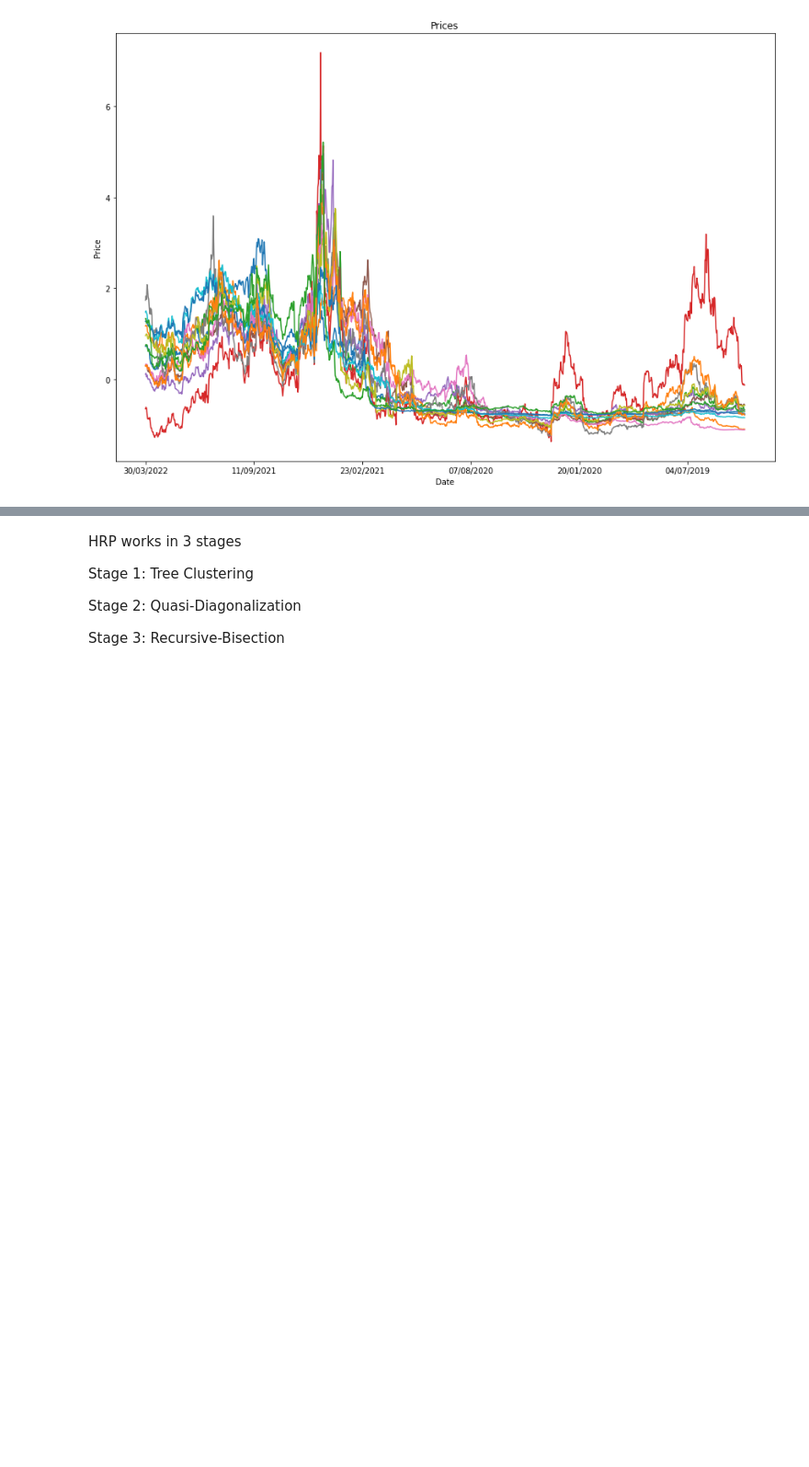
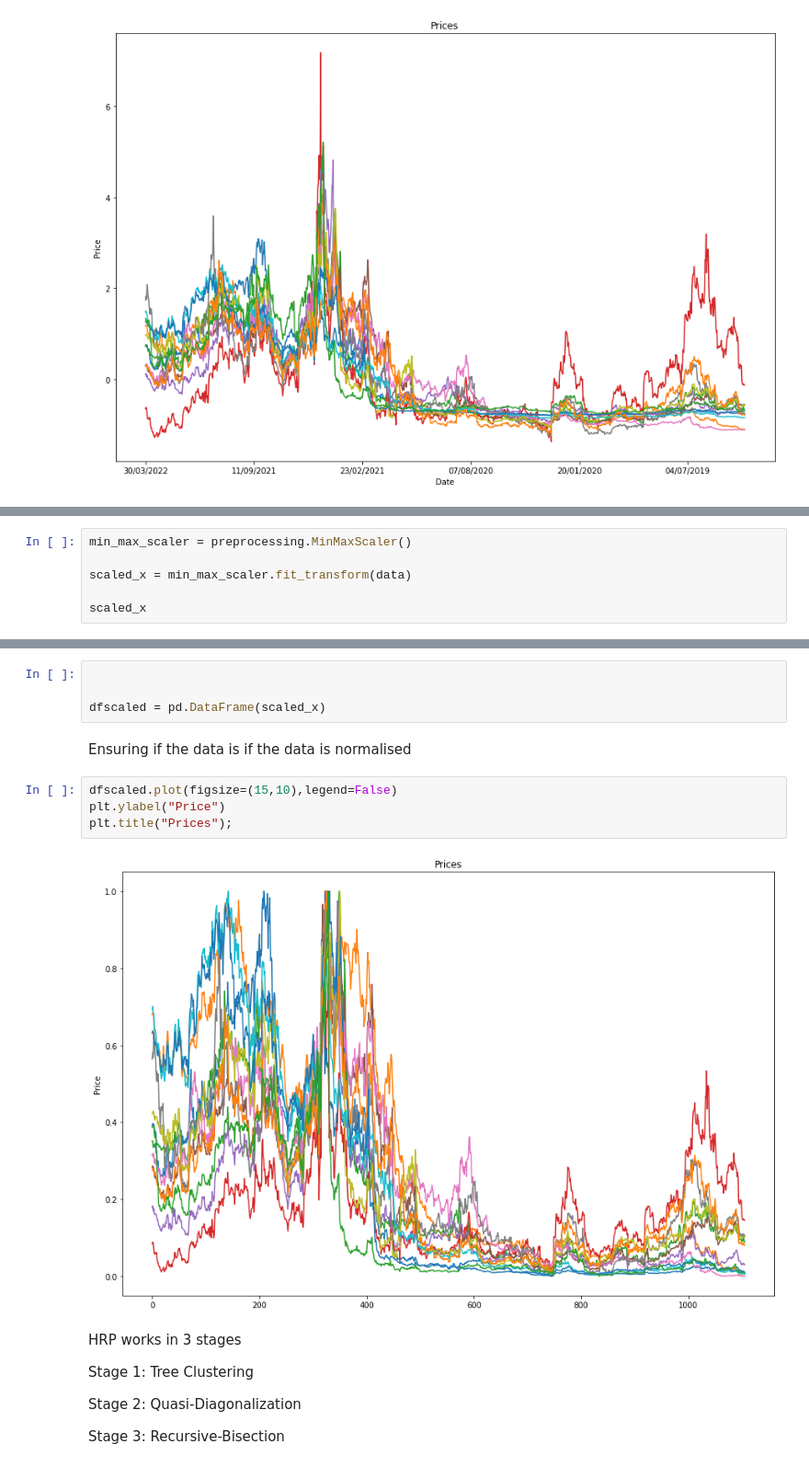
Before and after one commit to cameronmcewan/group-4-frontend, a Jupyter notebook: portfolio_analysis/HRP_complete_model.ipynb, the cells around one changed output, grey strips where cells are left out. Shown at 92% size. Saved outputs shown, nothing was run; the diff lists cells and outputs as text; blank space fills up the shorter version.

```diff
--- a/portfolio_analysis/HRP_complete_model.ipynb
+++ b/portfolio_analysis/HRP_complete_model.ipynb
@@ -50,0 +57,6 @@ plt.title("Prices");
+# %%
+min_max_scaler = preprocessing.MinMaxScaler()
+
+scaled_x = min_max_scaler.fit_transform(data)
+
+scaled_x
@@ -51,3 +77,15 @@ plt.title("Prices");
+# %%
+
+
+dfscaled = pd.DataFrame(scaled_x)
+# %% [markdown]
+Ensuring if the data is if the data is normalised
+# %%
+dfscaled.plot(figsize=(15,10),legend=False)
+plt.ylabel("Price")
+plt.title("Prices");
+# %% [output]
+[figure, added]
 # %% [markdown]
 HRP works in 3 stages
 
```
Also changed, not shown: parts of 3 cells of this notebook.
